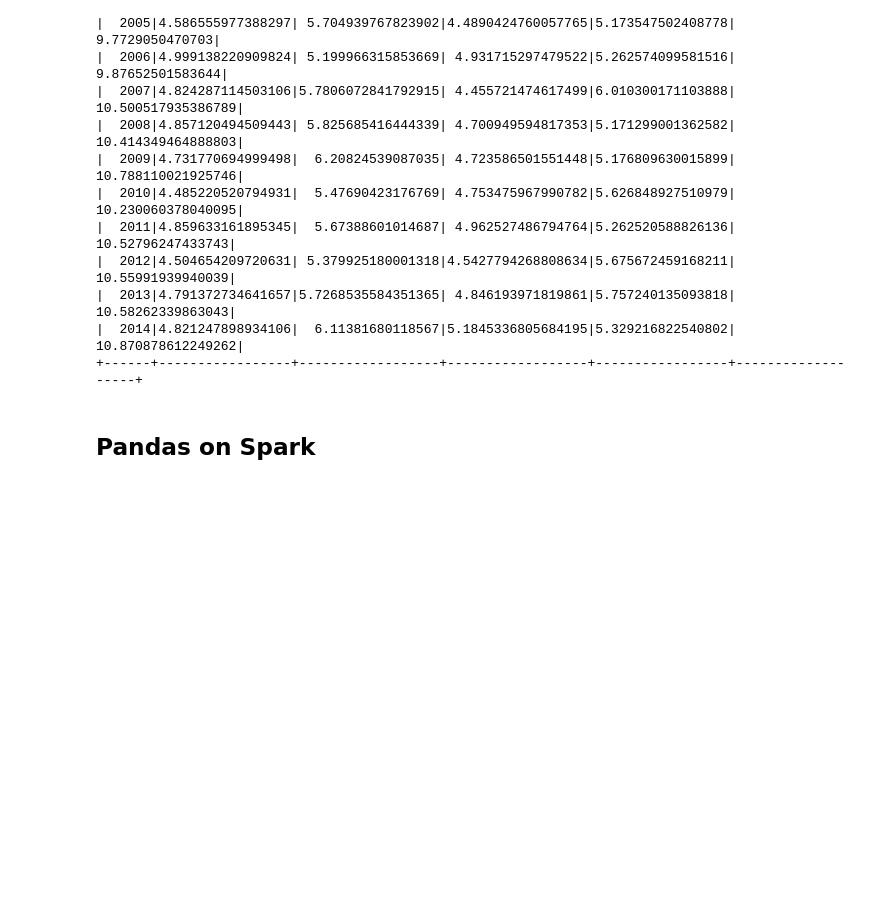
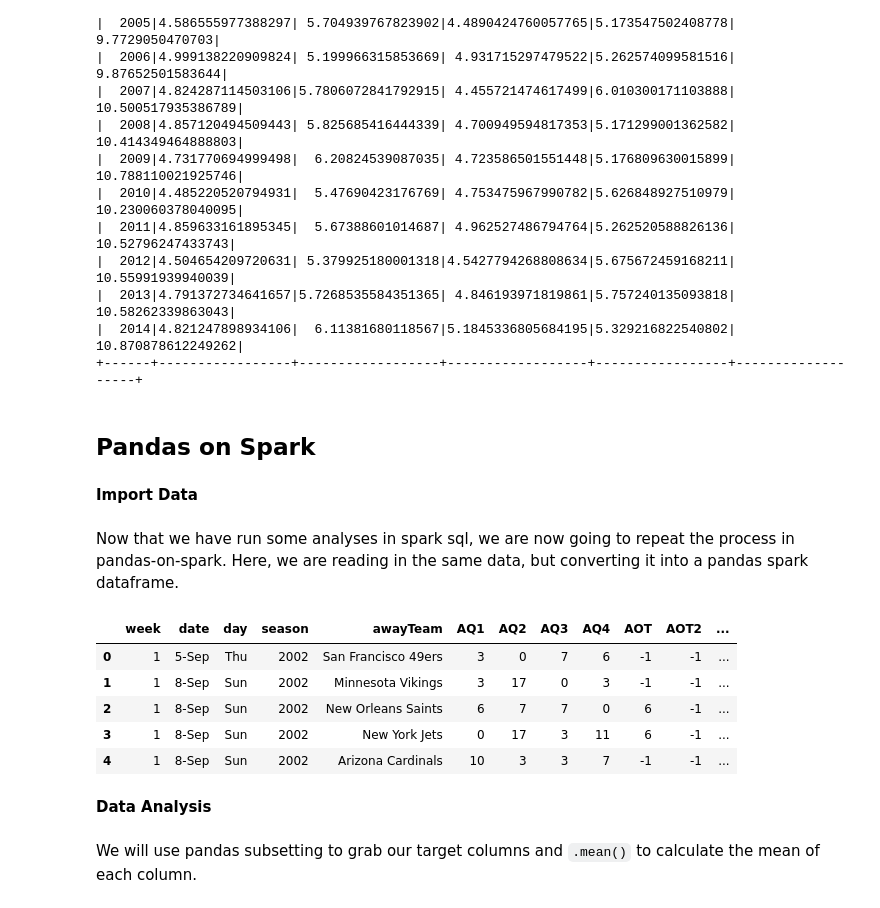
Before and after one commit to kamckeev/BigData1, a Jupyter notebook: Project2_Official.ipynb, the cells around one changed output. Saved outputs shown, nothing was run; the diff lists cells and outputs as text; code cells hidden in the pictures; blank space fills up the shorter version.

```diff
--- a/Project2_Official.ipynb
+++ b/Project2_Official.ipynb
@@ -650,3 +650,22 @@ sdf.select(["season", "HQ1", "HQ2", "HQ3", "HQ4", "HFinal"]) \
 +------+-----------------+------------------+------------------+-----------------+-------------------+
 # %% [markdown]
 ## Pandas on Spark
+# %% [markdown]
+**Import Data**
+# %% [markdown]
+Now that we have run some analyses in spark sql, we are now going to repeat the process in pandas-on-spark. Here, we are reading in the same data, but converting it into a pandas spark dataframe.
+# %%
+pdf = pd.read_csv("https://www4.stat.ncsu.edu/~online/datasets/scoresFull.csv", delimiter = ",")
+psdf = ps.from_pandas(pdf)
+psdf.head()
+# %% [output]
+|  | week | date | day | season | awayTeam | AQ1 | AQ2 | AQ3 | AQ4 | AOT | AOT2 | ... |
+| 0 | 1 | 5-Sep | Thu | 2002 | San Francisco 49ers | 3 | 0 | 7 | 6 | -1 | -1 | ... |
+| 1 | 1 | 8-Sep | Sun | 2002 | Minnesota Vikings | 3 | 17 | 0 | 3 | -1 | -1 | ... |
+| 2 | 1 | 8-Sep | Sun | 2002 | New Orleans Saints | 6 | 7 | 7 | 0 | 6 | -1 | ... |
+| 3 | 1 | 8-Sep | Sun | 2002 | New York Jets | 0 | 17 | 3 | 11 | 6 | -1 | ... |
+| 4 | 1 | 8-Sep | Sun | 2002 | Arizona Cardinals | 10 | 3 | 3 | 7 | -1 | -1 | ... |
+# %% [markdown]
+**Data Analysis**
+# %% [markdown]
+We will use pandas subsetting to grab our target columns and `.mean()` to calculate the mean of each column.
```
Also changed, not shown: parts of 7 cells of this notebook.
